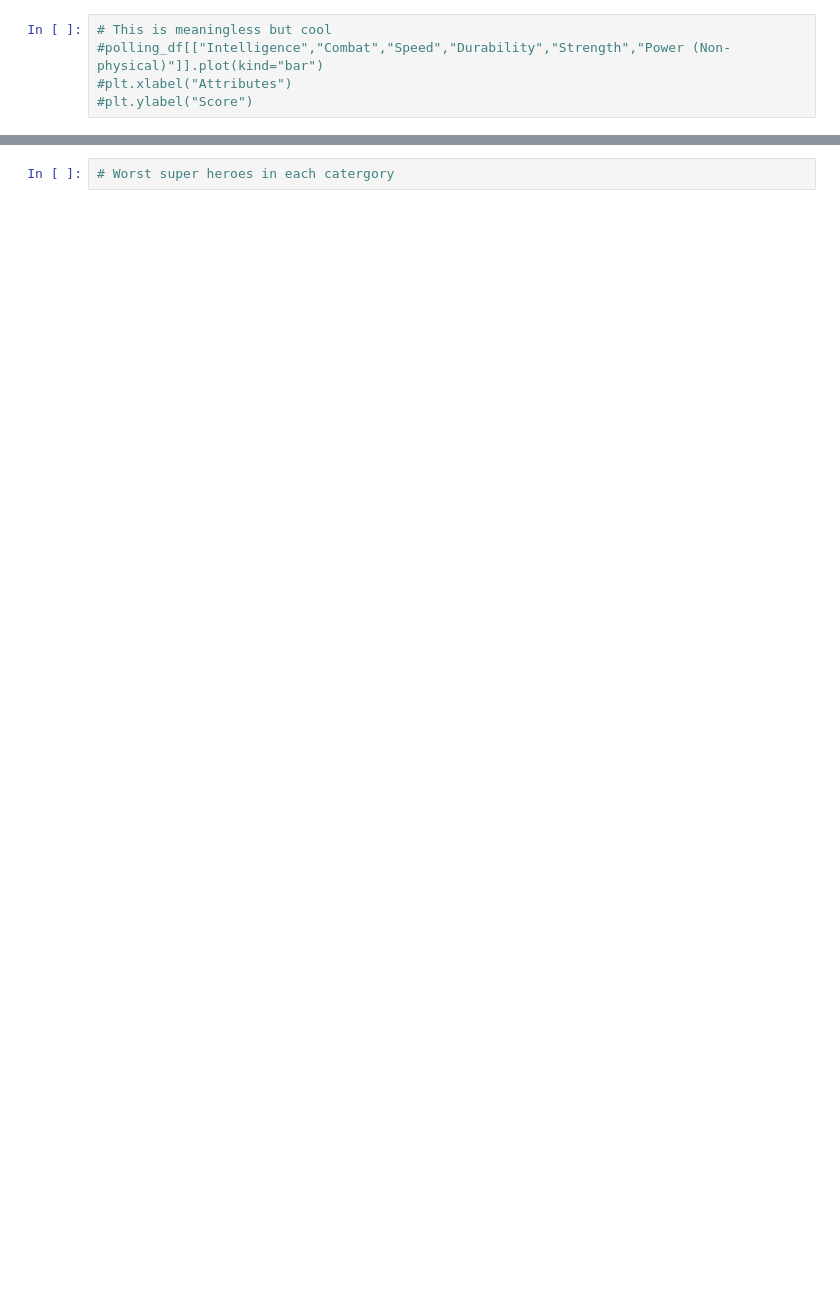
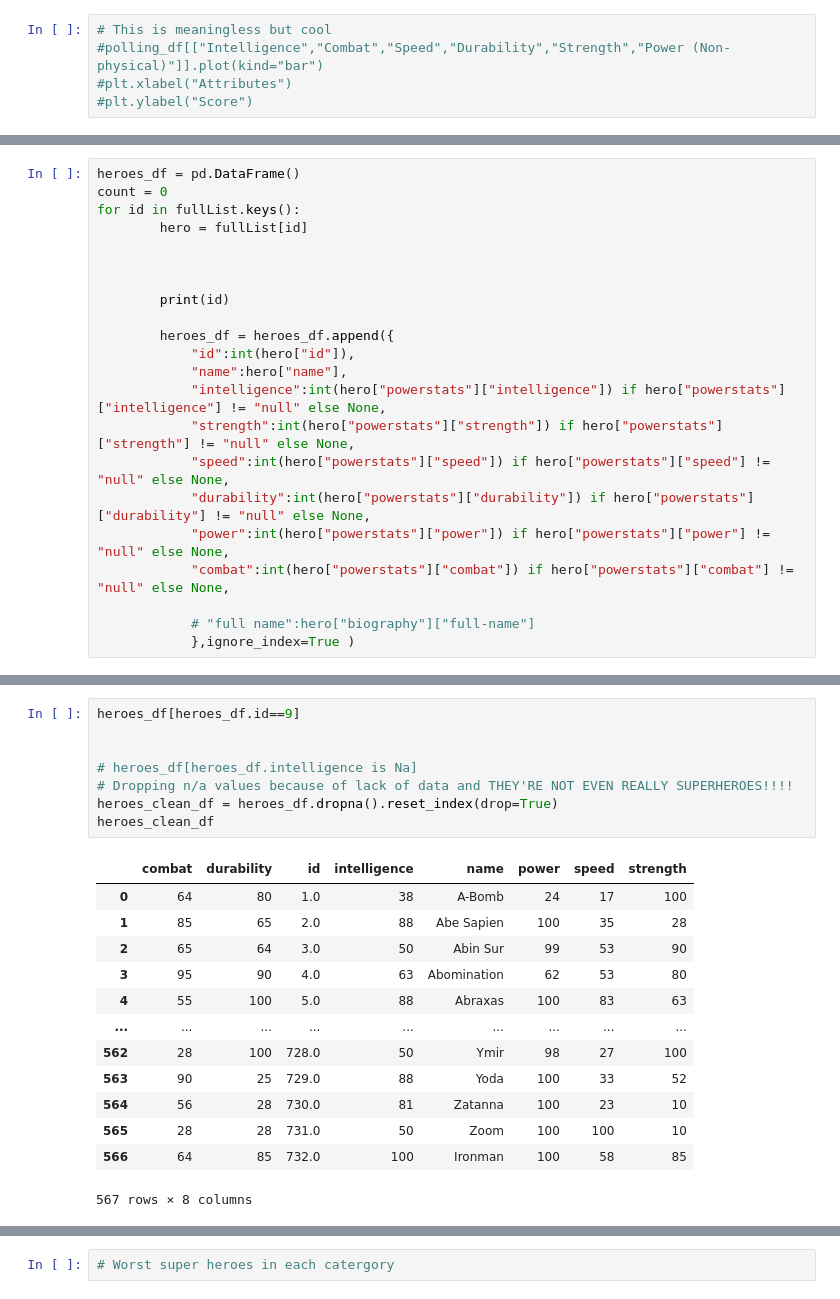
Before and after one commit to kyraha/project-one, a Jupyter notebook: csvPollGraphing.ipynb, the cells around one changed output, grey strips where cells are left out. Cells and saved outputs as stored; diff of their text form; blank space fills up the shorter version.

```diff
--- a/csvPollGraphing.ipynb
+++ b/csvPollGraphing.ipynb
@@ -75,0 +130,22 @@ KeyboardInterrupt:
+# %%
+heroes_df = pd.DataFrame()
+count = 0
+for id in fullList.keys():
+        hero = fullList[id]
+
+
+
+        print(id)
+
+        heroes_df = heroes_df.append({
+            "id":int(hero["id"]),
+            "name":hero["name"],
+            "intelligence":int(hero["powerstats"]["intelligence"]) if hero["powerstats"]["intelligence"] != "null" else None,
+            "strength":int(hero["powerstats"]["strength"]) if hero["powerstats"]["strength"] != "null" else None,
+            "speed":int(hero["powerstats"]["speed"]) if hero["powerstats"]["speed"] != "null" else None,
+            "durability":int(hero["powerstats"]["durability"]) if hero["powerstats"]["durability"] != "null" else None,
+            "power":int(hero["powerstats"]["power"]) if hero["powerstats"]["power"] != "null" else None,
+            "combat":int(hero["powerstats"]["combat"]) if hero["powerstats"]["combat"] != "null" else None,
+
+            # "full name":hero["biography"]["full-name"]
+            },ignore_index=True )
@@ -75,0 +170,22 @@ KeyboardInterrupt:
+# %%
+heroes_df[heroes_df.id==9]
+
+
+# heroes_df[heroes_df.intelligence is Na]
+# Dropping n/a values because of lack of data and THEY'RE NOT EVEN REALLY SUPERHEROES!!!!
+heroes_clean_df = heroes_df.dropna().reset_index(drop=True)
+heroes_clean_df
+# %% [output]
+|  | combat | durability | id | intelligence | name | power | speed | strength |
+| 0 | 64 | 80 | 1.0 | 38 | A-Bomb | 24 | 17 | 100 |
+| 1 | 85 | 65 | 2.0 | 88 | Abe Sapien | 100 | 35 | 28 |
+| 2 | 65 | 64 | 3.0 | 50 | Abin Sur | 99 | 53 | 90 |
+| 3 | 95 | 90 | 4.0 | 63 | Abomination | 62 | 53 | 80 |
+| 4 | 55 | 100 | 5.0 | 88 | Abraxas | 100 | 83 | 63 |
+| ... | ... | ... | ... | ... | ... | ... | ... | ... |
+| 562 | 28 | 100 | 728.0 | 50 | Ymir | 98 | 27 | 100 |
+| 563 | 90 | 25 | 729.0 | 88 | Yoda | 100 | 33 | 52 |
+| 564 | 56 | 28 | 730.0 | 81 | Zatanna | 100 | 23 | 10 |
+| 565 | 28 | 28 | 731.0 | 50 | Zoom | 100 | 100 | 10 |
+| 566 | 64 | 85 | 732.0 | 100 | Ironman | 100 | 58 | 85 |
+567 rows × 8 columns
```
Also changed, not shown: parts of 11 cells of this notebook, 4 other files.
